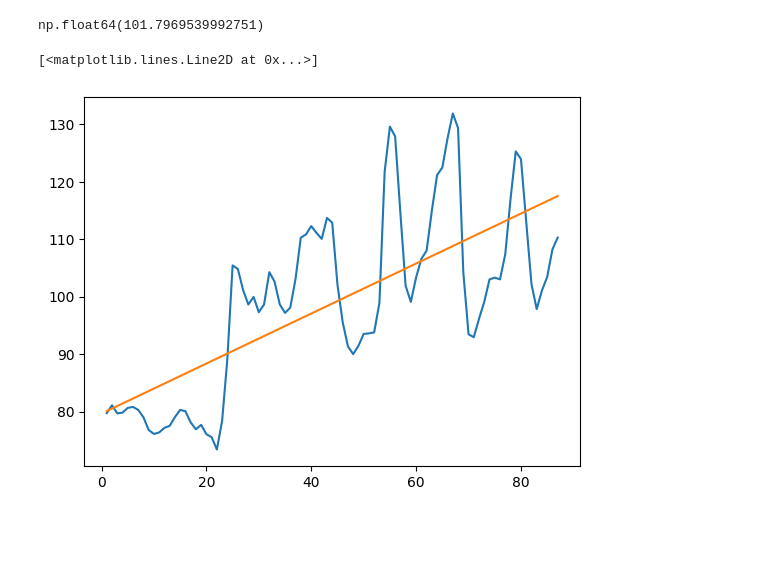
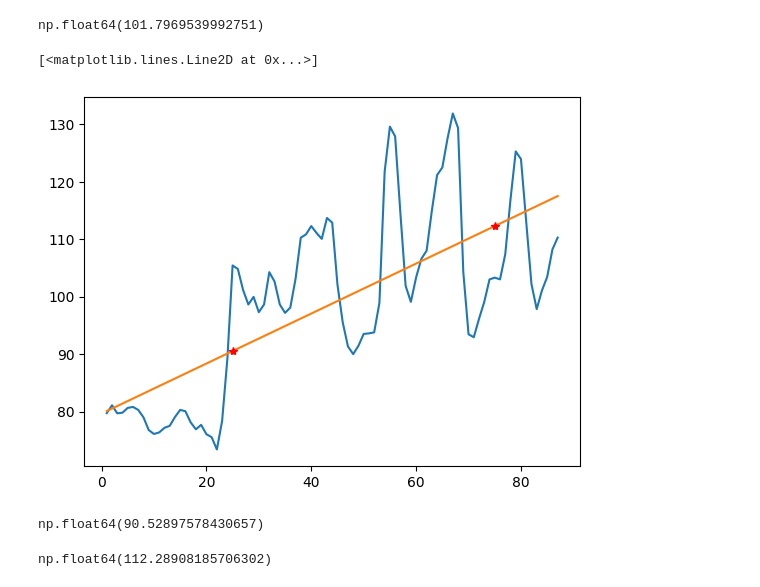
Before and after one commit to Jeder14/numpy-curso1, a Jupyter notebook: NumPy.ipynb, the cells around one changed output. Saved outputs shown, nothing was run; the diff lists cells and outputs as text; code cells hidden in the pictures; blank space fills up the shorter version.

Commit message:
Regresión lineal

```diff
--- a/NumPy.ipynb
+++ b/NumPy.ipynb
@@ -380,6 +386,18 @@ np.float64(101.7969539992751)
 # %%
 plt.plot(fechas,Moscu)
 plt.plot(x,y)
+#x=mes
+plt.plot(25,a*25+b,'*r')
+plt.plot(75,a*75+b,'*r')
 # %% [output]
 [<matplotlib.lines.Line2D at 0x...>]
-[figure, old version]
+[figure, new version]
+# %%
+a*25+b
+# %% [output]
+np.float64(90.52897578430657)
+# %%
+#Regresión
+a*75+b
+# %% [output]
+np.float64(112.28908185706302)
```
Also changed, not shown: parts of 3 cells of this notebook.
